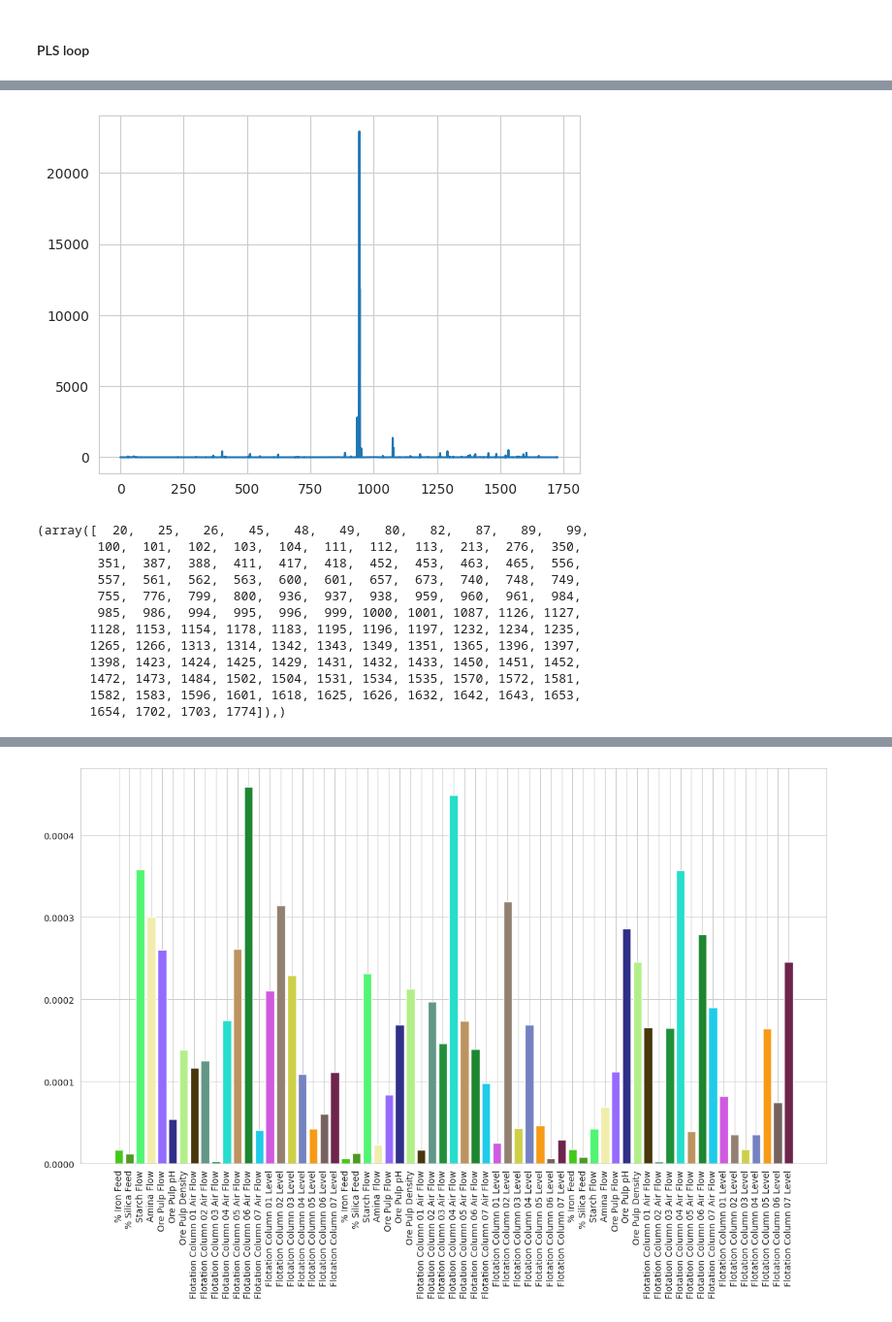
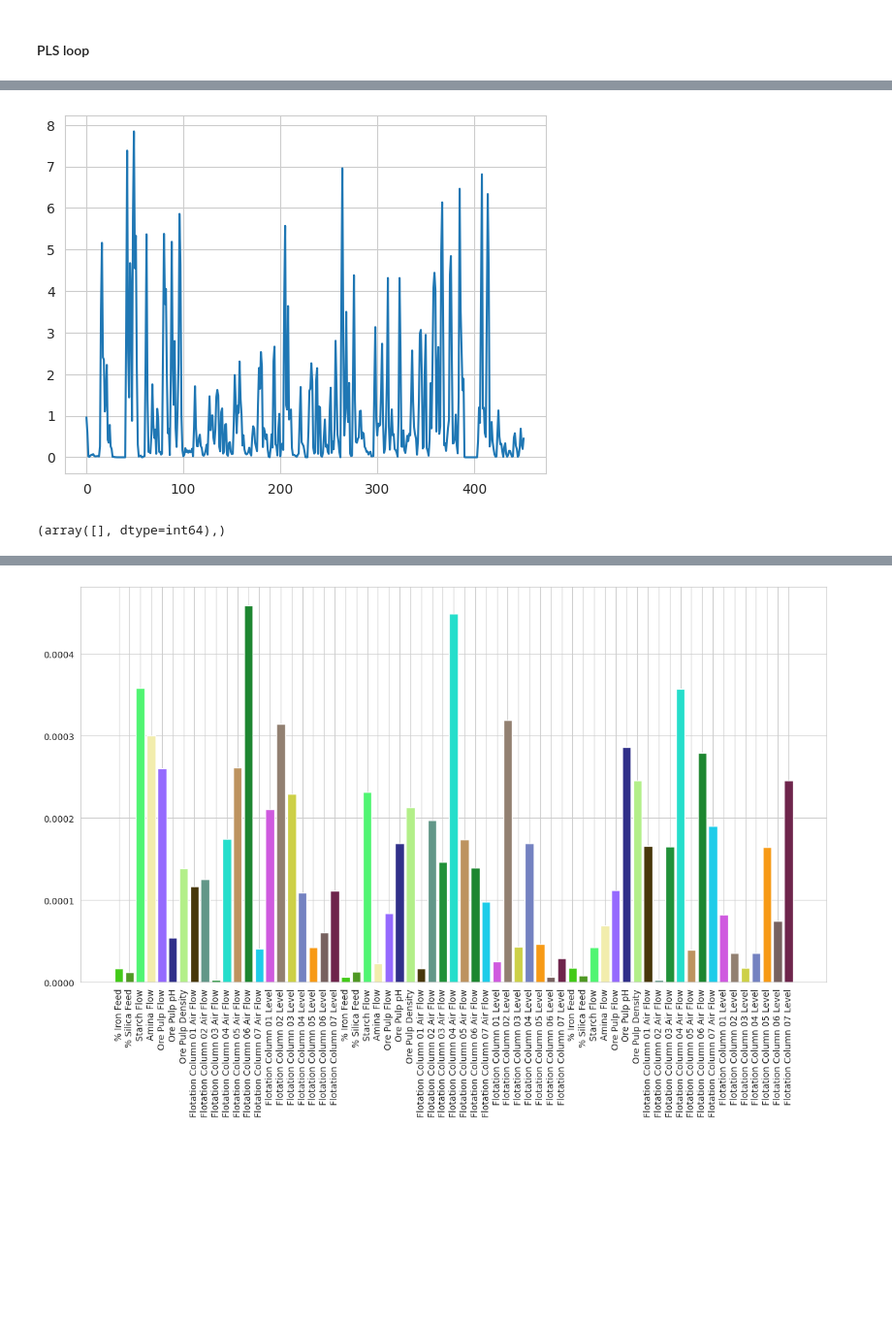
Before and after one commit to aminuldidar/ADAML-Project-Work, a Jupyter notebook: modeling.ipynb, the cells around one changed output, grey strips where cells are left out. Shown at 97% size. Cells and saved outputs as stored; diff of their text form; code cells hidden in the pictures; blank space fills up the shorter version.

```diff
--- a/modeling.ipynb
+++ b/modeling.ipynb
@@ -84,8 +84,8 @@ df_array = df.to_numpy()
 print(df_array.shape)
 
 models = []
-max_comp_num = 20
-windows = [3, 4, 5, 6, 7, 8, 12, 16, 32, 64]  # [4, 7, 10, 14, 20, 26, 33]
+max_comp_num = 10
+windows = [6, 12, 16, 32, 64, 128]  # [4, 7, 10, 14, 20, 26, 33]
 
 print(df)
 # %% [output]
@@ -369,23 +401,12 @@ plt.show()
 # %%
-mse = np.array(models[0].test_metrics[0][50:])
+mse = np.array(models[47].test_metrics[0])
 plt.plot(range(mse.shape[0]),
          mse)
 plt.show()
 print(np.where(np.array(models[11].test_metrics[0]) > 10))
 # %% [output]
-[figure, old version]
+[figure, new version]
-(array([  20,   25,   26,   45,   48,   49,   80,   82,   87,   89,   99,
-        100,  101,  102,  103,  104,  111,  112,  113,  213,  276,  350,
-        351,  387,  388,  411,  417,  418,  452,  453,  463,  465,  556,
-        557,  561,  562,  563,  600,  601,  657,  673,  740,  748,  749,
-        755,  776,  799,  800,  936,  937,  938,  959,  960,  961,  984,
-        985,  986,  994,  995,  996,  999, 1000, 1001, 1087, 1126, 1127,
-       1128, 1153, 1154, 1178, 1183, 1195, 1196, 1197, 1232, 1234, 1235,
-       1265, 1266, 1313, 1314, 1342, 1343, 1349, 1351, 1365, 1396, 1397,
-       1398, 1423, 1424, 1425, 1429, 1431, 1432, 1433, 1450, 1451, 1452,
-       1472, 1473, 1484, 1502, 1504, 1531, 1534, 1535, 1570, 1572, 1581,
-       1582, 1583, 1596, 1601, 1618, 1625, 1626, 1632, 1642, 1643, 1653,
-       1654, 1702, 1703, 1774]),)
+(array([], dtype=int64),)
 # %%
 models = []
 mses = []
```
Also changed, not shown: parts of 8 cells of this notebook.
